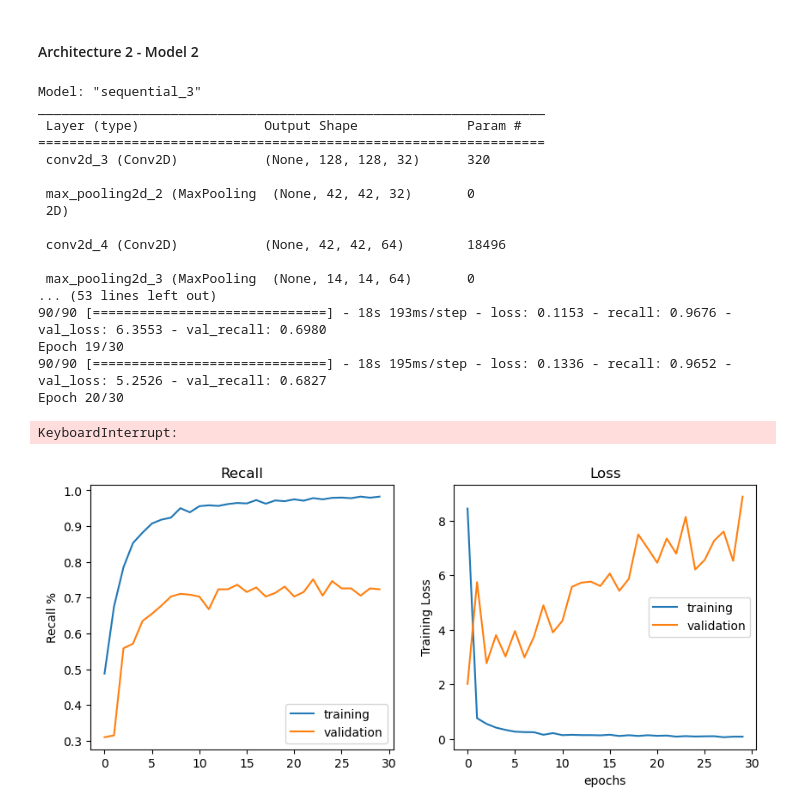
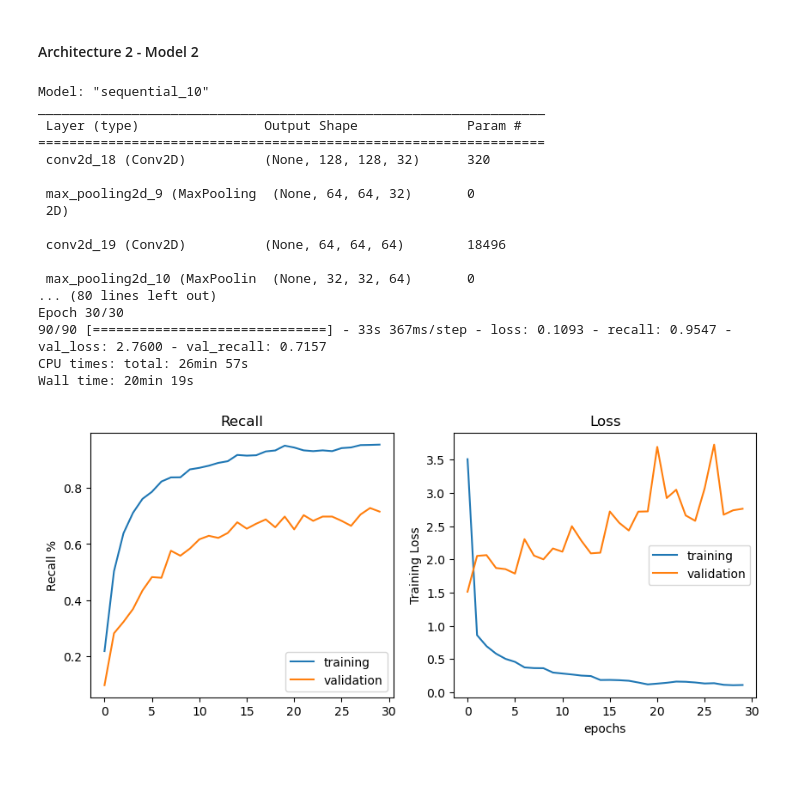
Before and after one commit to cphchip/cs7324_code, a Jupyter notebook: Lab 6/Henderson_48996654_Lab_6.ipynb, the cells around one changed output. Drawn from its saved outputs; the diff is of its cells as text; code cells hidden in the pictures; blank space fills up the shorter version.

```diff
--- a/Lab 6/Henderson_48996654_Lab_6.ipynb
+++ b/Lab 6/Henderson_48996654_Lab_6.ipynb
@@ -408,79 +629,79 @@ What I'm looking for in my confusion matrix to support my metric of recall is ho
 # Manipulated to mirror parts of this network:
 #   http://ankivil.com/mnist-database-and-simple-classification-networks/
 
-cnn_2 = Sequential()
+arch2_cnn2 = Sequential()
 
 num_filt_layers = [32, 64]
 for num_filters in num_filt_layers:
-    cnn_2.add( Conv2D(filters=num_filters,
+    arch2_cnn2.add( Conv2D(filters=num_filters,
                     kernel_size=(3,3),
                     padding='same',
                     activation='relu',
                     ) ) # more compact syntax
 
     # max pooling
-    cnn_2.add( MaxPooling2D(pool_size=(3, 3) ) ) # changed from 2, 2
-
+    arch2_cnn2.add( MaxPooling2D(pool_size=(2, 2) ) )
 
 # add one layer on flattened output
-cnn_2.add( Dropout(0.25) ) # add some dropout for regularization after conv layers
-cnn_2.add( Flatten() )
-cnn_2.add( Dense(256, activation='relu') )
-cnn_2.add( Dropout(0.5) ) # add some dropout for regularization, again!
-cnn_2.add( Dense(NUM_CLASSES, activation='softmax') )
+arch2_cnn2.add( Dropout(0.25) ) # add some dropout for regularization after conv layers
+arch2_cnn2.add( Flatten() )
+arch2_cnn2.add( Dense(64, activation='relu') )
+arch2_cnn2.add( Dropout(0.5) ) # add some dropout for regularization, again!
+arch2_cnn2.add( Dense(32, activation='relu') ) # added by me
+arch2_cnn2.add( Dense(16, activation='relu') ) # added by me
+arch2_cnn2.add( Dense(NUM_CLASSES, activation='softmax') )
 
 # Let's train the model
-cnn_2.compile(loss='categorical_crossentropy', # 'categorical_crossentropy' 'mean_squared_error'
-              optimizer='rmsprop', # 'adadelta' 'rmsprop'
+arch2_cnn2.compile(loss='categorical_crossentropy', # 'categorical_crossentropy' 'mean_squared_error'
+              optimizer='adam', # 'adadelta' 'rmsprop'
               metrics=['Recall'])
 
 input_shape = [None, 128,128,1]
-cnn_2.build(input_shape)
+arch2_cnn2.build(input_shape)
 print(cnn_2.summary())
 
-history_cnn_2 = cnn_2.fit(ds_train,
+history_arch2_cnn2 = arch2_cnn2.fit(ds_train,
             batch_size=32, epochs=30,
             shuffle=True, verbose=1,
             validation_data=(ds_test))
 # %% [output]
-Model: "sequential_3"
+Model: "sequential_10"
 _________________________________________________________________
  Layer (type)                Output Shape              Param #
 =================================================================
- conv2d_3 (Conv2D)           (None, 128, 128, 32)      320
+ conv2d_18 (Conv2D)          (None, 128, 128, 32)      320
 
- max_pooling2d_2 (MaxPooling  (None, 42, 42, 32)       0
+ max_pooling2d_9 (MaxPooling  (None, 64, 64, 32)       0
  2D)
 
- conv2d_4 (Conv2D)           (None, 42, 42, 64)        18496
+ conv2d_19 (Conv2D)          (None, 64, 64, 64)        18496
 
- max_pooling2d_3 (MaxPooling  (None, 14, 14, 64)       0
-... (53 lines left out)
-90/90 [==============================] - 18s 193ms/step - loss: 0.1153 - recall: 0.9676 - val_loss: 6.3553 - val_recall: 0.6980
-Epoch 19/30
-90/90 [==============================] - 18s 195ms/step - loss: 0.1336 - recall: 0.9652 - val_loss: 5.2526 - val_recall: 0.6827
-Epoch 20/30
+ max_pooling2d_10 (MaxPoolin  (None, 32, 32, 64)       0
+... (80 lines left out)
+Epoch 30/30
+90/90 [==============================] - 33s 367ms/step - loss: 0.1093 - recall: 0.9547 - val_loss: 2.7600 - val_recall: 0.7157
+CPU times: total: 26min 57s
+Wall time: 20min 19s
-KeyboardInterrupt:
 # %%
 plt.figure(figsize=(10,4))
 plt.subplot(1,2,1)
-plt.plot(history_cnn_2.history['recall'], label='training')
+plt.plot(history_arch2_cnn2.history['recall'], label='training')
 
 plt.ylabel('Recall %')
 plt.title('Training')
-plt.plot(history_cnn_2.history['val_recall'], label='validation')
+plt.plot(history_arch2_cnn2.history['val_recall'], label='validation')
 plt.title('Recall')
 plt.legend()
 
 plt.subplot(1,2,2)
-plt.plot(history_cnn_2.history['loss'], label='training')
+plt.plot(history_arch2_cnn2.history['loss'], label='training')
 plt.ylabel('Training Loss')
 plt.xlabel('epochs')
 
-plt.plot(history_cnn_2.history['val_loss'], label='validation')
+plt.plot(history_arch2_cnn2.history['val_loss'], label='validation')
 plt.xlabel('epochs')
 plt.title('Loss')
 plt.legend()
 plt.show()
 # %% [output]
-[figure, old version]
+[figure, new version]
```
Also changed, not shown: parts of 47 cells of this notebook.
